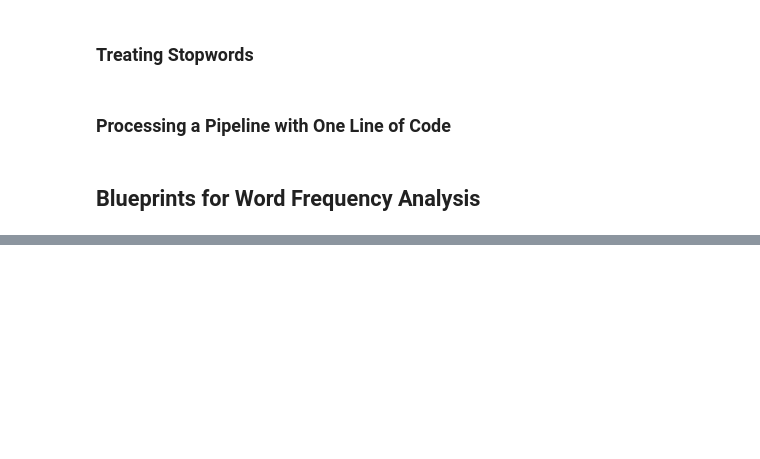
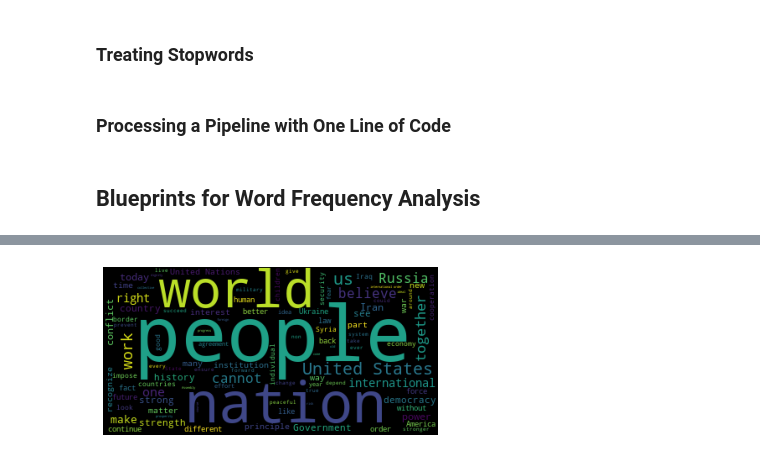
Before and after one commit to lkarjun/Text-Analysis-Workouts, a Jupyter notebook: 1. Gaining Early Insights from Textual Data/notebook.ipynb, the cells around one changed output, grey strips where cells are left out. Cells and saved outputs as stored; diff of their text form; code cells hidden in the pictures; blank space fills up the shorter version.

```diff
--- a/1. Gaining Early Insights from Textual Data/notebook.ipynb
+++ b/1. Gaining Early Insights from Textual Data/notebook.ipynb
@@ -134,8 +134,8 @@ import nltk
 
 stopwords = set(nltk.corpus.stopwords.words('english'))
 # %%
-def remove_stop(token: str):
-    return [t for t in token.lower() if t not in stopwords]
+def remove_stop(tokens):
+    return [t for t in tokens if t.lower() not in stopwords]
 # %%
 include_stopwords = {"dear", "regards", "must", "would", "also"}
 exclude_stopwords = {"against"}
@@ -148,8 +148,8 @@ stopwords -= exclude_stopwords
 pipeline = [str.lower, tokenize, remove_stop]
 
 def prepare(text, pipeline):
-    token = text
+    tokens = text
     for transform in pipeline:
-        tokens = transform(token)
+        tokens = transform(tokens)
     return tokens
 # %%
@@ -160,0 +250,10 @@ df['num_tokens'] = df['tokens'].map(len)
+# %%
+text = df.query("year==2015 and country=='USA'")['text'].values[0]
+# %%
+wc = WordCloud(max_words=100, stopwords=stopwords)
+wc.generate(text)
+
+plt.imshow(wc)
+plt.axis("off");
+# %% [output]
+[figure, added]
```
Also changed, not shown: parts of 20 cells of this notebook.
